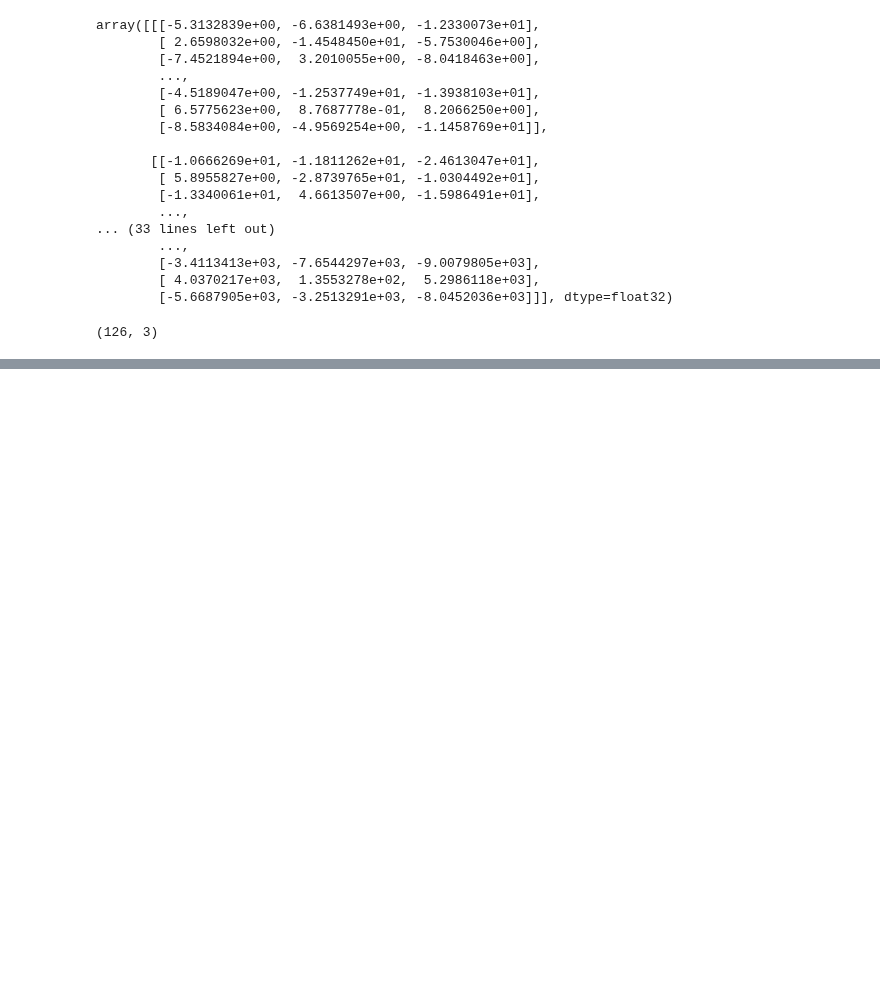
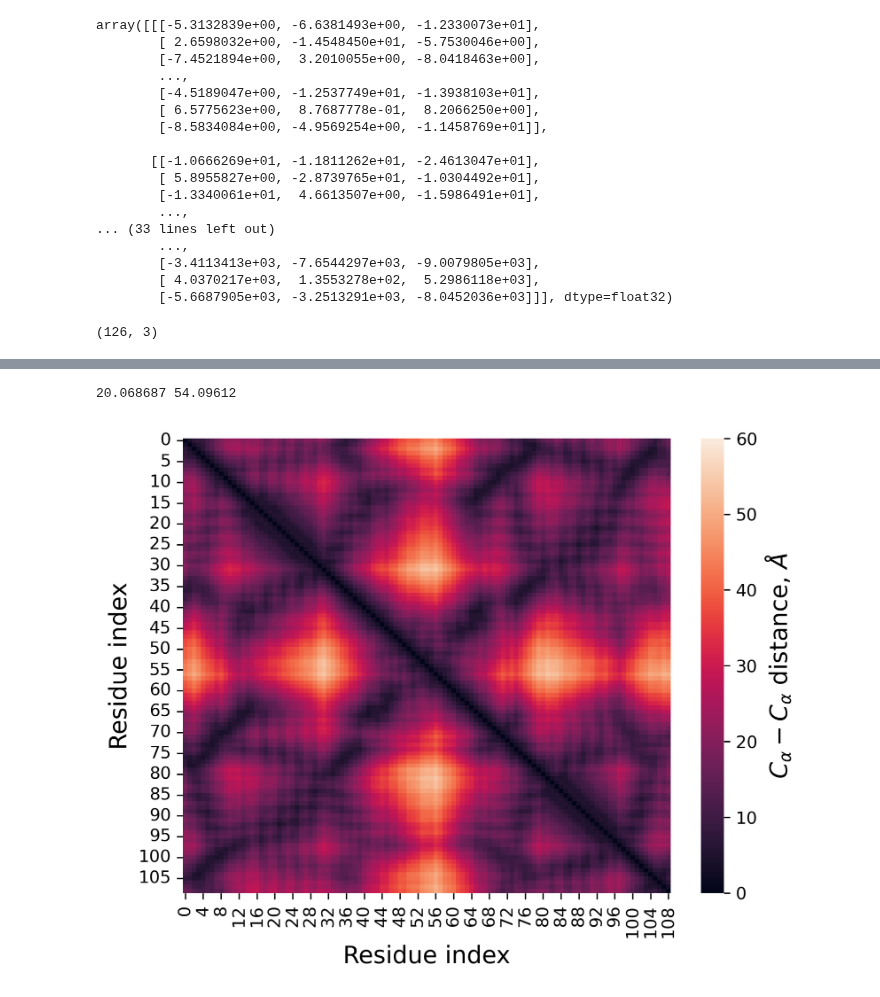
Before and after one commit to microsoft/foldingdiff, a Jupyter notebook: jupyter/cartesian_baseline.ipynb, the cells around one changed output, grey strips where cells are left out. Saved outputs shown, nothing was run; the diff lists cells and outputs as text; code cells hidden in the pictures; blank space fills up the shorter version.

```diff
--- a/jupyter/cartesian_baseline.ipynb
+++ b/jupyter/cartesian_baseline.ipynb
@@ -223,0 +226,13 @@ pairwise_dist_heatmap(
+# %%
+# Load in a referenc backbone
+
+real_backbone = ac.extract_backbone_coords(train_dset.filenames[1], atoms=['CA'])
+pairwise_dist_heatmap(
+    real_backbone,
+    vmin=0., vmax=60.,
+    # title_suffix=r"$C_\alpha$ pairwise distance, ours",
+    fname=PLOT_SUBDIR / "pairwise_dist_real.pdf"
+).show()
+# %% [output]
+20.068687 54.09612
+[figure, added]
```
Also changed, not shown: parts of 2 cells of this notebook, 4 other files.
